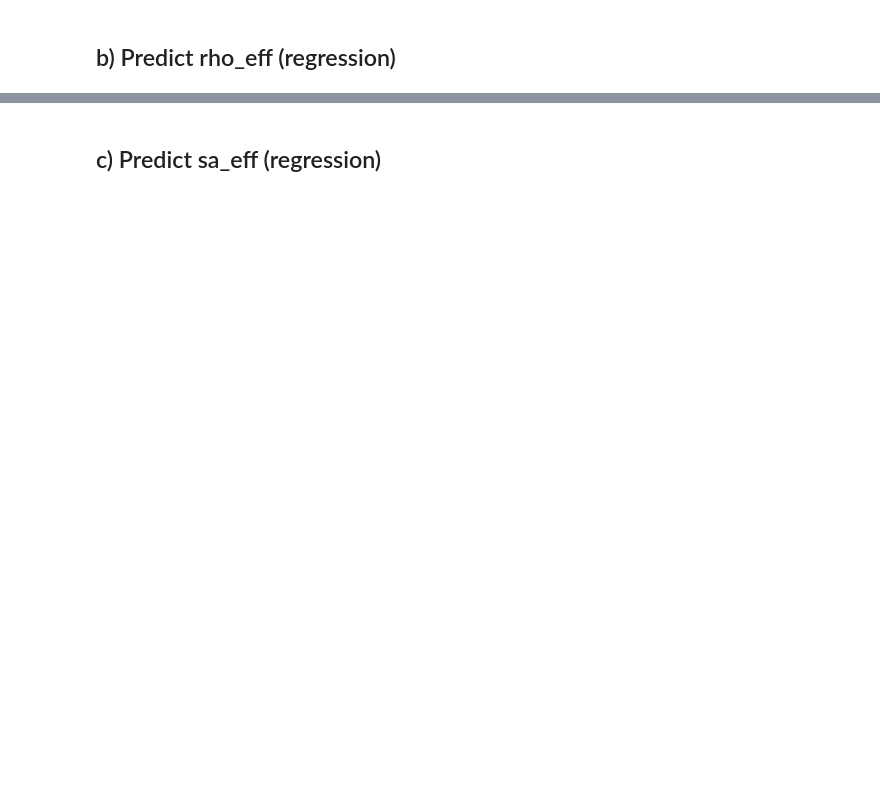
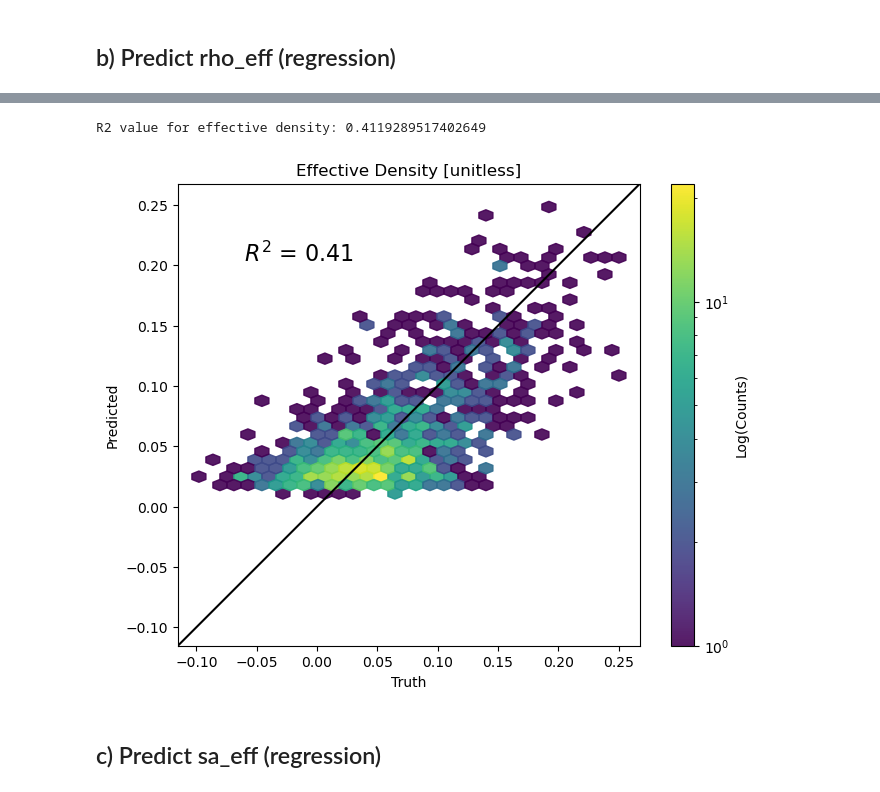
Before and after one commit to josephko91/ice3d, a Jupyter notebook: notebooks/21-train-torch-models.ipynb, the cells around one changed output, grey strips where cells are left out. Saved outputs shown, nothing was run; the diff lists cells and outputs as text; code cells hidden in the pictures; blank space fills up the shorter version.

```diff
--- a/notebooks/21-train-torch-models.ipynb
+++ b/notebooks/21-train-torch-models.ipynb
@@ -53,6 +39,15 @@ class RosetteDataSet(Dataset):
         self.image_dir = os.path.join(image_dir, split)  # Select the correct subfolder (train/val/test)
         self.labels = pd.read_csv(labels_file)
         self.labels = self.labels[self.labels['split'] == split].reset_index(drop=True)
+        self.label_mapping = {
+            '4': 0,
+            '5': 1,
+            '6': 2,
+            '7': 3,
+            '8': 4,
+            '9': 5,
+            '10': 6
+        }
         self.transform = transform
         self.target = target
 
@@ -67,7 +62,8 @@ class RosetteDataSet(Dataset):
         img_path = os.path.join(self.image_dir, img_name)  # Construct the full image path
         image = Image.open(img_path)
         # Classification label (e.g. n_arms)
-        n_arms_labels = torch.tensor(row['n_arms'], dtype=torch.long)
+        label_str = str(row['n_arms'])  # ensure it's a string
+        n_arms_labels = torch.tensor(self.label_mapping[label_str], dtype=torch.long)
         # Regression targets
         regression_targets = torch.tensor([row['rho_eff'], row['sa_eff']], dtype=torch.float32)
         # Apply transformations (if any)
@@ -206,0 +361,3 @@ FileNotFoundError: [Errno 2] No such file or directory: '/glade/derecho/scratch/
+# %%
+# train model
+trainer.fit(model_rho, dm_class)
@@ -207,2 +414,38 @@ FileNotFoundError: [Errno 2] No such file or directory: '/glade/derecho/scratch/
+# %%
+# plot validation scatter plot
+# Extract predictions and targets from the model instance
+preds = model_rho.val_preds
+targets = model_rho.val_targets
+# R2 value
+r2 = r2_score(preds, targets)
+print(f'R2 value for effective density: {r2}')
+# Plot the confusion matrix
+fig, ax = plt.subplots(figsize=(8, 6))
+# Create hexbin plot
+hb = ax.hexbin(preds, targets, gridsize=30,
+               cmap='viridis', mincnt=1, alpha=0.9, bins='log')
+# Add colorbar
+cbar = fig.colorbar(hb, ax=ax)
+cbar.set_label('Log(Counts)')
+# Plot the identity line (the line where predicted equals truth)
+lims = [
+    np.min([ax.get_xlim(), ax.get_ylim()]),  # min of both axes
+    np.max([ax.get_xlim(), ax.get_ylim()]),  # max of both axes
+]
+ax.axline(xy1=(0, 0), slope=1, color='black')
+# Set axis limits and labels
+ax.set_xlim(lims[0], lims[1])
+ax.set_ylim(lims[0], lims[1])
+ax.set_aspect('equal')
+ax.set_ylabel('Predicted')
+ax.set_xlabel('Truth')
+ax.set_title('Effective Density [unitless]')
+# Add R2 text annotation in relative figure coordinates
+ax.text(0.25, 0.75, f'$R^2$ = {r2:.2f}', transform=plt.gcf().transFigure, ha='left', size=16)
+# Show the plot
+plt.show()
+# %% [output]
+R2 value for effective density: 0.4119289517402649
+[figure, added]
 # %% [markdown]
 ## c) Predict sa_eff (regression)
```
Also changed, not shown: parts of 18 cells of this notebook, 12 other files.
